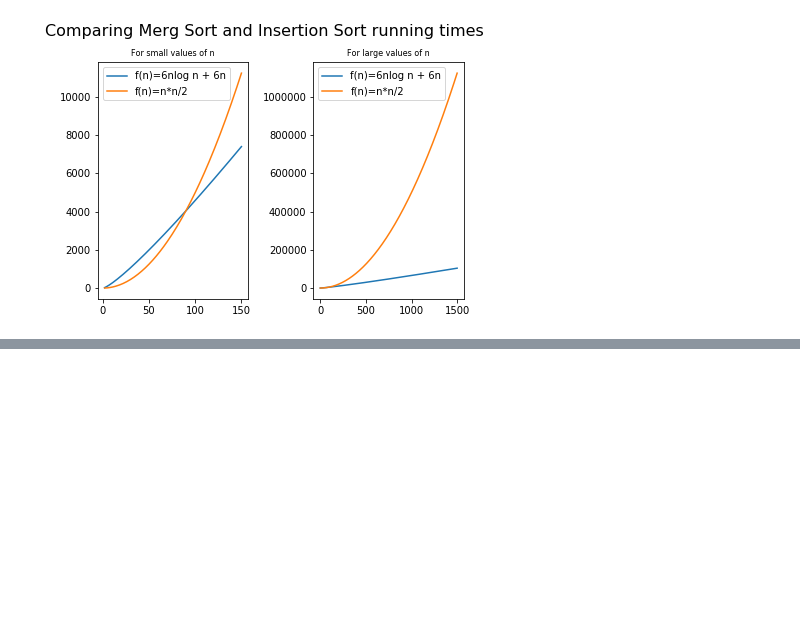
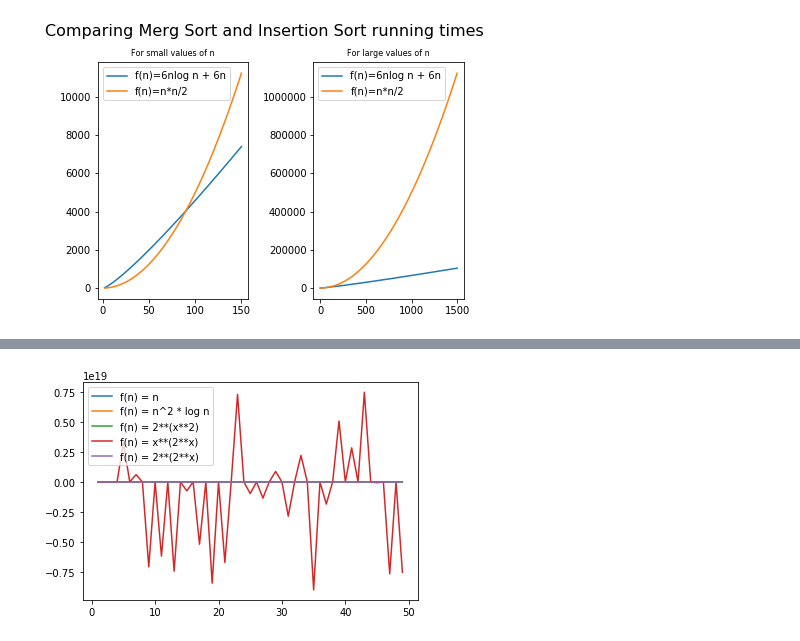
Before and after one commit to aishwarya34/AlgorithmsIlluminated, a Jupyter notebook: C1W1_INTRODUCTION_ASYMPTOTIC ANALYSIS.ipynb, the cells around one changed output, grey strips where cells are left out. Cells and saved outputs as stored; diff of their text form; code cells hidden in the pictures; blank space fills up the shorter version.

```diff
--- a/C1W1_INTRODUCTION_ASYMPTOTIC ANALYSIS.ipynb
+++ b/C1W1_INTRODUCTION_ASYMPTOTIC ANALYSIS.ipynb
@@ -448,0 +761,21 @@ Following is correct to the best of my understanding to the problems and not nec
+# %%
+# Analysing the following expressions
+%matplotlib inline
+x = np.array([x for x in range(1, 50)])
+x2logx = np.power(x, 2) * np.log2(x)
+i2x2 = np.power(2, np.power(x, 2))
+#print(np.power(2, x))
+x2x =  np.power(x, np.power(2, x))
+i22x = np.power(2, np.power(2, x))
+
+
+plt.plot(x, x, label = 'f(n) = n')
+plt.plot(x, x2logx, label = 'f(n) = n^2 * log n')
+plt.plot(x, i2x2, label = 'f(n) = 2**(x**2)')
+plt.plot(x, x2x, label = 'f(n) = x**(2**x)')
+plt.plot(x, i22x, label = 'f(n) = 2**(2**x)')
+
+plt.legend()
+plt.show()
+# %% [output]
+[figure, added]
```
Also changed, not shown: parts of 19 cells of this notebook.
